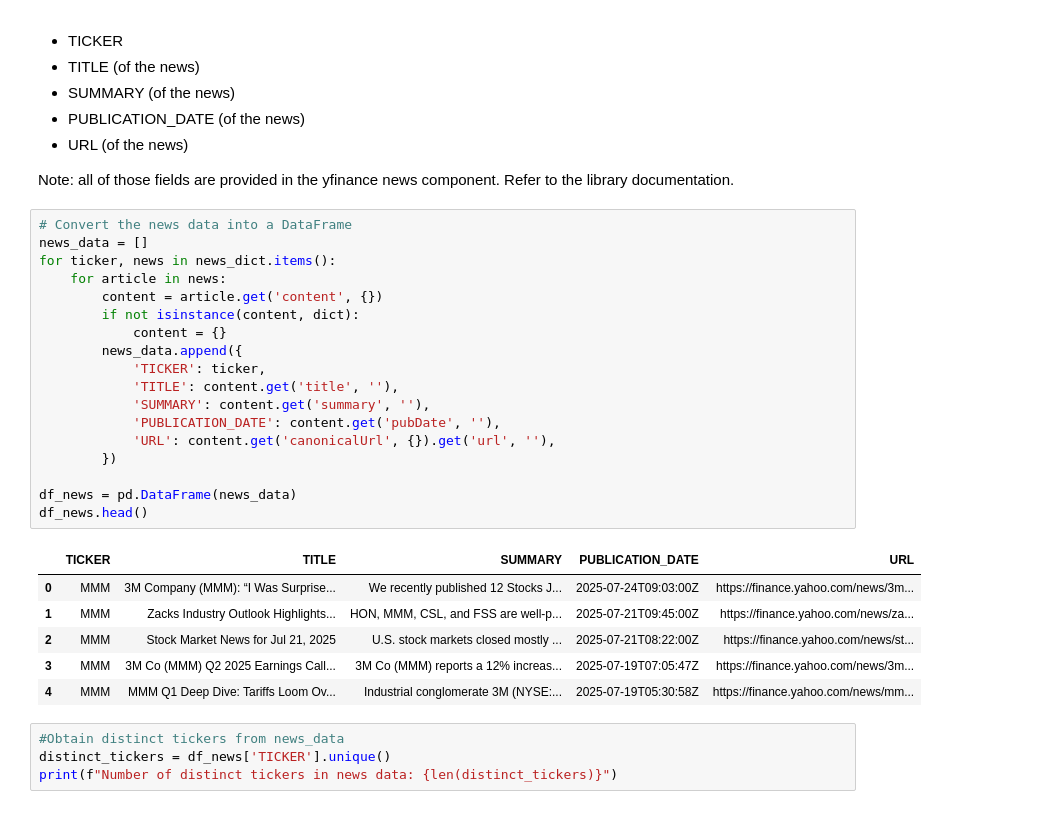
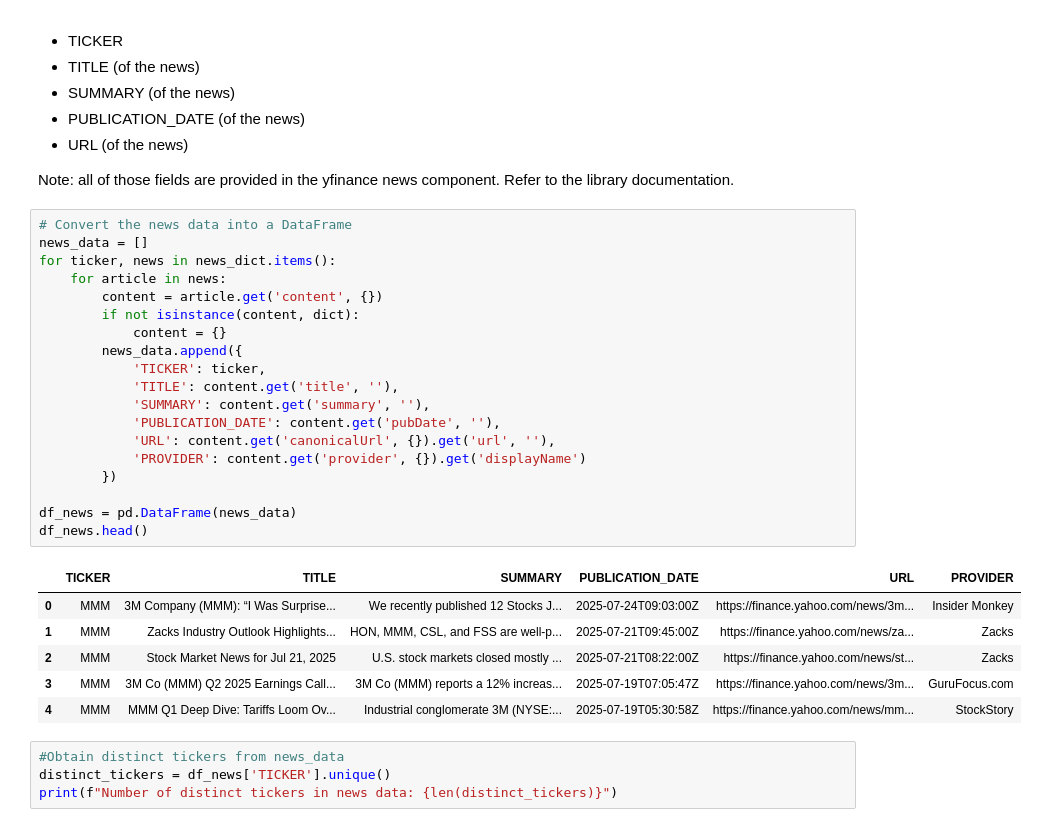
Before and after one commit to oscargarciatec/fintech_and_digital_innovation, a Jupyter notebook: news_embeddings_sp500_GarciaA01016093.ipynb, the cells around one changed output. Saved outputs shown, nothing was run; the diff lists cells and outputs as text.

```diff
--- a/news_embeddings_sp500_GarciaA01016093.ipynb
+++ b/news_embeddings_sp500_GarciaA01016093.ipynb
@@ -147,28 +147,29 @@ Note: all of those fields are provided in the yfinance news component. Refer to
 # %%
 # Convert the news data into a DataFrame
 news_data = []
 for ticker, news in news_dict.items():
     for article in news:
         content = article.get('content', {})
         if not isinstance(content, dict):
             content = {}
         news_data.append({
             'TICKER': ticker,
             'TITLE': content.get('title', ''),
             'SUMMARY': content.get('summary', ''),
             'PUBLICATION_DATE': content.get('pubDate', ''),
             'URL': content.get('canonicalUrl', {}).get('url', ''),
+            'PROVIDER': content.get('provider', {}).get('displayName')
         })
 
 df_news = pd.DataFrame(news_data)
 df_news.head()
 # %% [output]
-|  | TICKER | TITLE | SUMMARY | PUBLICATION_DATE | URL |
-| 0 | MMM | 3M Company (MMM): “I Was Surprise... | We recently published 12 Stocks J... | 2025-07-24T09:03:00Z | https://finance.yahoo.com/news/3m... |
-| 1 | MMM | Zacks Industry Outlook Highlights... | HON, MMM, CSL, and FSS are well-p... | 2025-07-21T09:45:00Z | https://finance.yahoo.com/news/za... |
-| 2 | MMM | Stock Market News for Jul 21, 2025 | U.S. stock markets closed mostly ... | 2025-07-21T08:22:00Z | https://finance.yahoo.com/news/st... |
-| 3 | MMM | 3M Co (MMM) Q2 2025 Earnings Call... | 3M Co (MMM) reports a 12% increas... | 2025-07-19T07:05:47Z | https://finance.yahoo.com/news/3m... |
-| 4 | MMM | MMM Q1 Deep Dive: Tariffs Loom Ov... | Industrial conglomerate 3M (NYSE:... | 2025-07-19T05:30:58Z | https://finance.yahoo.com/news/mm... |
+|  | TICKER | TITLE | SUMMARY | PUBLICATION_DATE | URL | PROVIDER |
+| 0 | MMM | 3M Company (MMM): “I Was Surprise... | We recently published 12 Stocks J... | 2025-07-24T09:03:00Z | https://finance.yahoo.com/news/3m... | Insider Monkey |
+| 1 | MMM | Zacks Industry Outlook Highlights... | HON, MMM, CSL, and FSS are well-p... | 2025-07-21T09:45:00Z | https://finance.yahoo.com/news/za... | Zacks |
+| 2 | MMM | Stock Market News for Jul 21, 2025 | U.S. stock markets closed mostly ... | 2025-07-21T08:22:00Z | https://finance.yahoo.com/news/st... | Zacks |
+| 3 | MMM | 3M Co (MMM) Q2 2025 Earnings Call... | 3M Co (MMM) reports a 12% increas... | 2025-07-19T07:05:47Z | https://finance.yahoo.com/news/3m... | GuruFocus.com |
+| 4 | MMM | MMM Q1 Deep Dive: Tariffs Loom Ov... | Industrial conglomerate 3M (NYSE:... | 2025-07-19T05:30:58Z | https://finance.yahoo.com/news/mm... | StockStory |
 # %%
 #Obtain distinct tickers from news_data
 distinct_tickers = df_news['TICKER'].unique()
```
Also changed, not shown: parts of 11 cells of this notebook, 1 other file.
